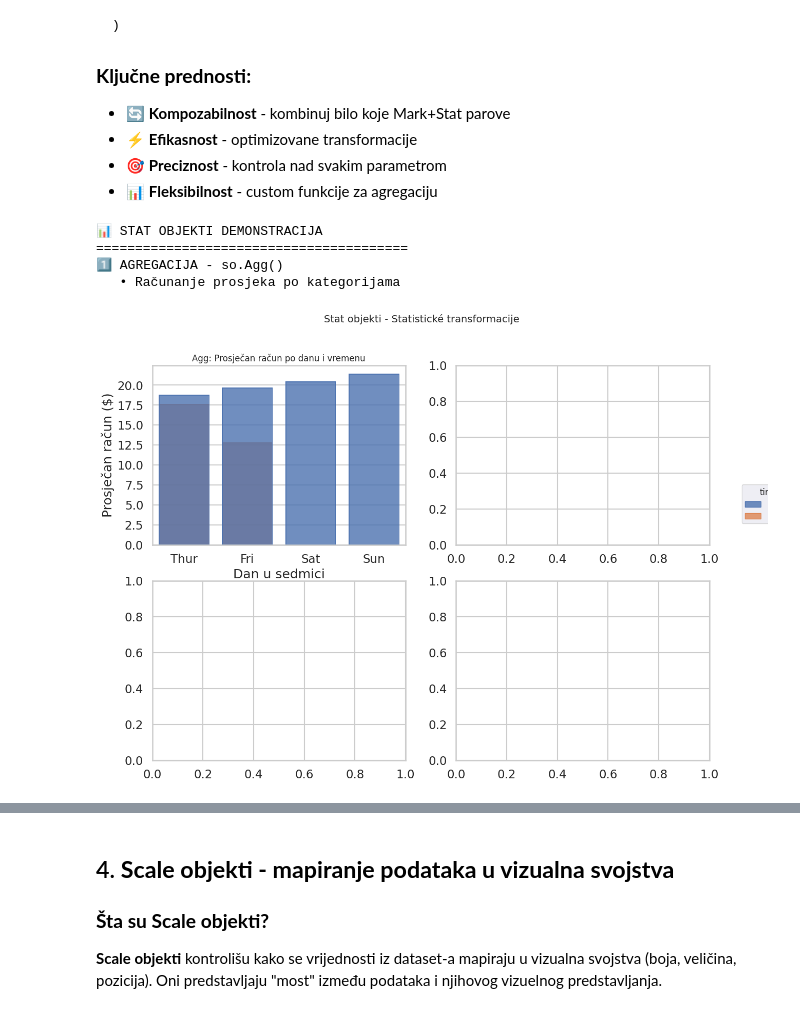
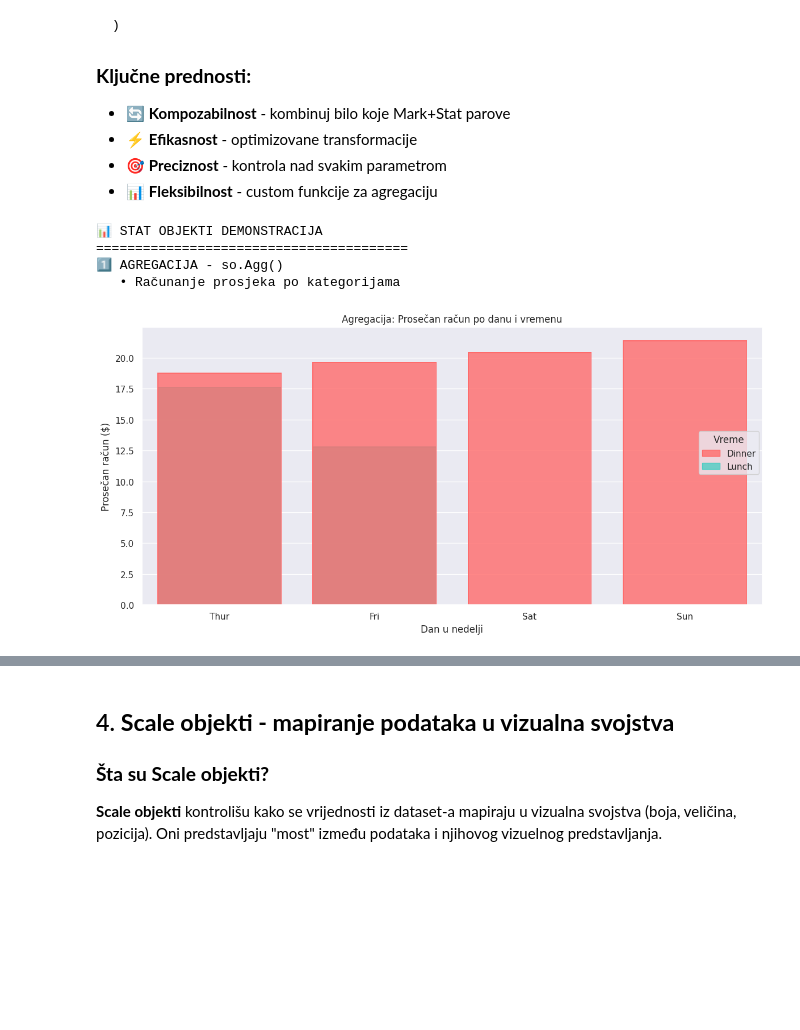
Before and after one commit to ilicandrija/seaborn, a Jupyter notebook: 04_seaborn_objects.ipynb, the cells around one changed output, grey strips where cells are left out. Drawn from its saved outputs; the diff is of its cells as text; code cells hidden in the pictures; blank space fills up the shorter version.

```diff
--- a/04_seaborn_objects.ipynb
+++ b/04_seaborn_objects.ipynb
@@ -386,9 +387,6 @@ so.Plot(data, x="category", y="value").add(
 # DEMONSTRACIJA STAT OBJEKATA
 print("📊 STAT OBJEKTI DEMONSTRACIJA")
 print("="*40)
-
-fig, axes = plt.subplots(2, 2, figsize=(14, 10))
-fig.suptitle('Stat objekti - Statistické transformacije', fontsize=14)
 
 print("1️⃣ AGREGACIJA - so.Agg()")
 print("   • Računanje prosjeka po kategorijama")
@@ -396,94 +394,115 @@ print("   • Računanje prosjeka po kategorijama")
 # 1. Agregacija sa Bar mark-om
 (so.Plot(tips, x="day", y="total_bill", color="time")
  .add(so.Bar(alpha=0.8), so.Agg(func="mean"))
+ .scale(color=["#FF6B6B", "#4ECDC4"])  # Custom colors for time
  .label(
-     title="Agg: Prosječan račun po danu i vremenu",
-     x="Dan u sedmici",
-     y="Prosječan račun ($)"
+     title="Agregacija: Prosečan račun po danu i vremenu",
+     x="Dan u nedelji",
+     y="Prosečan račun ($)",
+     color="Vreme"
  )
- .on(axes[0,0])
+ .layout(size=(12, 6))
  .show())
 
 print("\n2️⃣ HISTOGRAM - so.Hist()")
 print("   • Binning kontinuiranih podataka")
 
-# 2. Histogram
-(so.Plot(penguins, x="flipper_length_mm")
- .add(so.Bar(alpha=0.7, color="#3498db"), so.Hist(bins=15))
+# 2. Histogram sa lepšim styling-om
+(so.Plot(penguins, x="flipper_length_mm", color="species")
+ .add(so.Bar(alpha=0.7), so.Hist(bins=20, stat="density"))
+ .scale(color=["#FF6B6B", "#4ECDC4", "#45B7D1"])
  .label(
-     title="Hist: Distribucija dužine krila",
-     x="Flipper Length (mm)",
-     y="Count"
+     title="Histogram: Distribucija dužine krila po vrstama",
+     x="Dužina krila (mm)",
+     y="Gustina",
+     color="Vrsta"
  )
- .on(axes[0,1])
+ .layout(size=(12, 6))
  .show())
 
 print("\n3️⃣ KERNEL DENSITY ESTIMATION - so.KDE()")
-print("   • Glatka procjena distribucije")
+print("   • Glatka procena distribucije")
 
 # 3. KDE sa Area mark-om
 (so.Plot(iris, x="petal_width", color="species")
  .add(so.Area(alpha=0.6), so.KDE())
- .scale(color=["#e74c3c", "#3498db", "#2ecc71"])
+ .scale(color=["#E74C3C", "#3498DB", "#2ECC71"])
  .label(
      title="KDE: Distribucije širine latica",
-     x="Petal Width",
-     y="Density"
+     x="Širina latice",
+     y="Gustina",
+     color="Vrsta"
  )
- .on(axes[1,0])
+ .layout(size=(12, 6))
  .show())
 
-print("\n4️⃣ ESTIMATION - so.Est()")
+print("\n4️⃣ ESTIMATION sa ERROR BARS")
 print("   • Error bars i confidence intervali")
 
-# 4. Statistical estimation sa Range mark-om
+# 4. Statistical estimation sa Range mark-om - poboljšana verzija
 (so.Plot(tips, x="day", y="tip", color="smoker")
- .add(so.Dot(pointsize=6), so.Agg(func="mean"))  # Mean points
- .add(so.Range(linewidth=3), so.Est(errorbar="se"))  # Standard error bars
+ .add(so.Dot(pointsize=8, alpha=0.8), so.Agg(func="mean"))  # Mean points
+ .add(so.Range(linewidth=4, alpha=0.7), so.Est(errorbar="se"))  # Standard error bars
+ .scale(color=["#E91E63", "#2196F3"])  # Pink for Yes, Blue for No
  .label(
-     title="Est: Napojnice sa error bars (SE)",
-     x="Dan u sedmici",
-     y="Prosječna napojnica ($)"
+     title="Estimation: Napojnice sa error bars (SE)",
+     x="Dan u nedelji",
+     y="Prosečna napojnica ($)",
+     color="Pušač"
  )
- .on(axes[1,1])
+ .layout(size=(12, 6))
  .show())
-
-plt.tight_layout()
-plt.show()
 
 print("\n📈 NAPREDNI STAT PRIMERI:")
 
 # Kombinacija više Stat objekata
 print("\n5️⃣ KOMBINACIJA STAT-ova:")
 (so.Plot(tips, x="total_bill", y="tip", color="time")
- .add(so.Dot(alpha=0.5, pointsize=2))  # Raw data
- .add(so.Line(), so.PolyFit(order=1))  # Linear trend
- .scale(color=["#e74c3c", "#3498db"])
+ .add(so.Dot(alpha=0.4, pointsize=3))  # Raw data (background)
+ .add(so.Line(linewidth=3), so.PolyFit(order=1))  # Linear trend lines
+ .scale(color=["#FF6B6B", "#4ECDC4"])
  .label(
-     title="Kombinacija: Raw data + Linear trend",
-     x="Total Bill ($)",
-     y="Tip ($)"
+     title="Kombinacija: Sirovi podaci + Linearni trend",
+     x="Ukupan račun ($)",
+     y="Napojnica ($)",
+     color="Vreme"
  )
+ .layout(size=(12, 6))
+ .show())
+
+print("\n6️⃣ NAPREDNA REGRESIJSKA ANALIZA:")
+(so.Plot(penguins, x="flipper_length_mm", y="body_mass_g", color="species")
+ .add(so.Dot(alpha=0.6, pointsize=4))  # Raw data points
+ .add(so.Line(linewidth=2.5), so.PolyFit(order=2))  # Quadratic regression
+ .add(so.Band(alpha=0.2), so.PolyFit(order=2))  # Confidence bands
+ .scale(color=["#FF6B6B", "#4ECDC4", "#45B7D1"])
+ .label(
+     title="Kvadratna regresija sa confidence bands",
+     x="Dužina krila (mm)",
+     y="Telesna masa (g)",
+     color="Vrsta"
+ )
+ .layout(size=(12, 7))
  .show())
 
 print("\n✅ STAT OBJEKTI PREDNOSTI:")
 print("• Transformišu podatke pre vizualizacije")
 print("• Kombinuju se sa bilo kojim Mark objektom")
 print("• Omogućavaju sofisticirane statističke analize")
 print("• Efikasni za velike dataset-e")
 print("• Custom funkcije za specifične potrebe")
 
 print(f"\n🔧 CUSTOM AGREGACIJE:")
-print("so.Agg(func='mean')     # Prosjek")
+print("so.Agg(func='mean')     # Prosek")
 print("so.Agg(func='median')   # Medijan")
 print("so.Agg(func='sum')      # Suma")
 print("so.Agg(func='count')    # Broj")
 print("so.Agg(func=np.std)     # Standardna devijacija")
 # %% [output]
 📊 STAT OBJEKTI DEMONSTRACIJA
 ========================================
 1️⃣ AGREGACIJA - so.Agg()
    • Računanje prosjeka po kategorijama
-[figure, old version]
+[figure, new version]
 2️⃣ HISTOGRAM - so.Hist()
    • Binning kontinuiranih podataka
```
Also changed, not shown: parts of 5 cells of this notebook, 5 other files.
